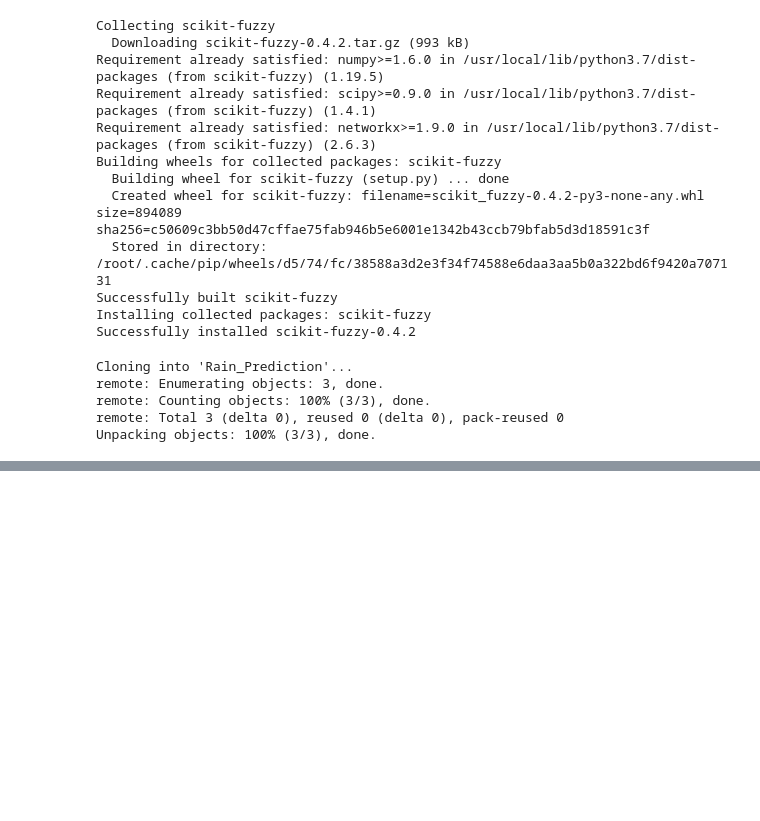
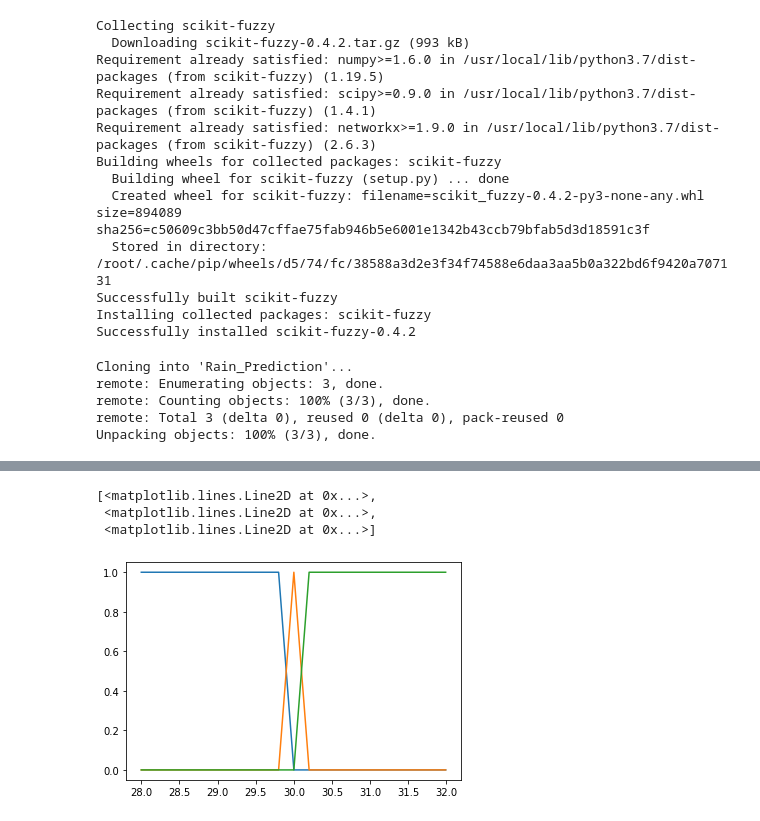
Before and after one commit to IssacChew/Rain_Prediction, a Jupyter notebook: Rain_Prediction.ipynb, the cells around one changed output, grey strips where cells are left out. Cells and saved outputs as stored; diff of their text form; code cells hidden in the pictures; blank space fills up the shorter version.

```diff
--- a/Rain_Prediction.ipynb
+++ b/Rain_Prediction.ipynb
@@ -25,0 +78,7 @@ Unpacking objects: 100% (3/3), done.
+# %%
+plt.plot(atm,atm_l,atm,atm_n,atm,atm_h)
+# %% [output]
+[<matplotlib.lines.Line2D at 0x...>,
+ <matplotlib.lines.Line2D at 0x...>,
+ <matplotlib.lines.Line2D at 0x...>]
+[figure, added]
```
Also changed, not shown: parts of 11 cells of this notebook.
